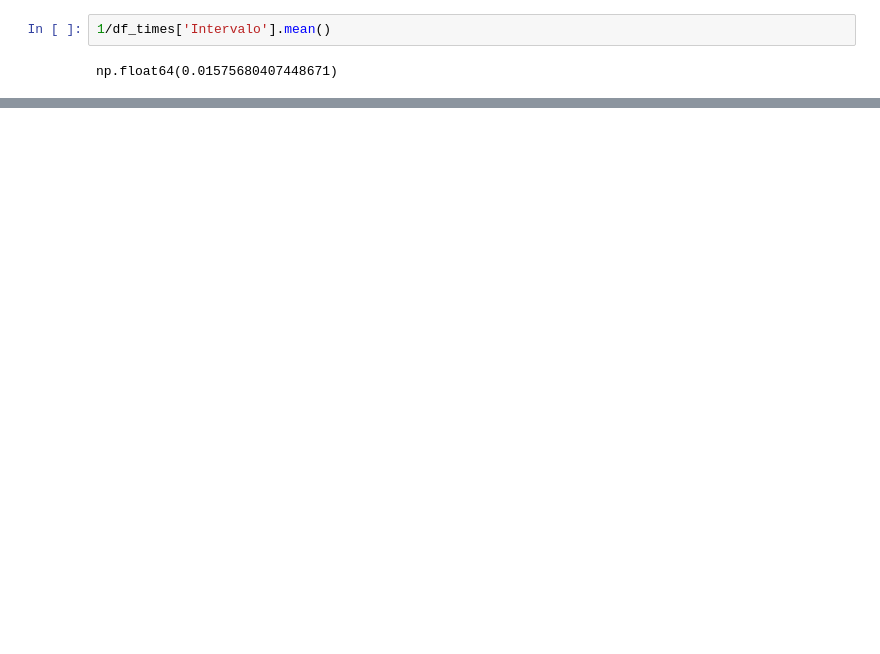
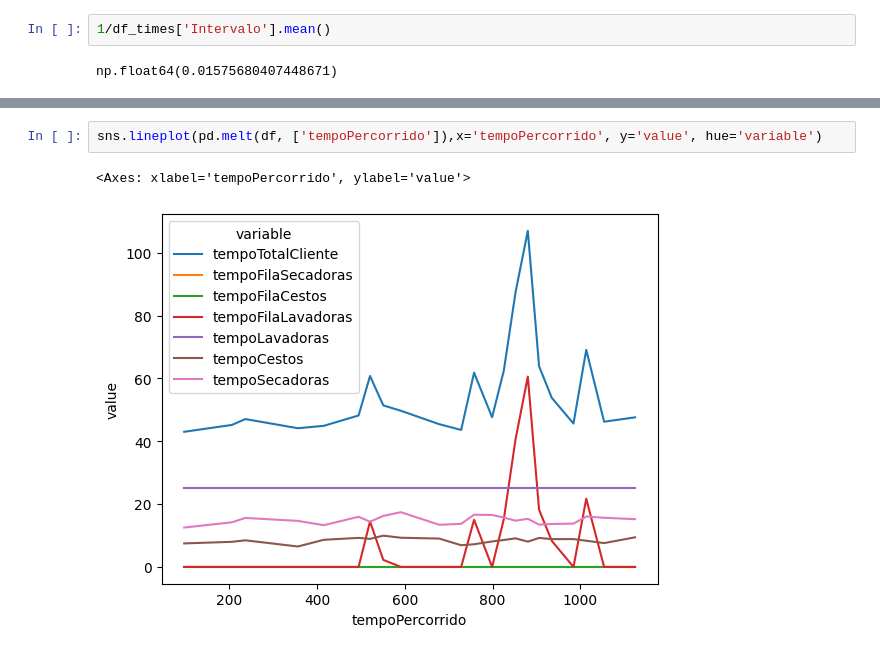
Before and after one commit to ErickFiel/Simulacao-Discreta, a Jupyter notebook: simulation.ipynb, the cells around one changed output, grey strips where cells are left out. Saved outputs shown, nothing was run; the diff lists cells and outputs as text; blank space fills up the shorter version.

```diff
--- a/simulation.ipynb
+++ b/simulation.ipynb
@@ -520,0 +536,5 @@ MovieWriter ffmpeg unavailable; using Pillow instead.
+# %%
+sns.lineplot(pd.melt(df, ['tempoPercorrido']),x='tempoPercorrido', y='value', hue='variable')
+# %% [output]
+<Axes: xlabel='tempoPercorrido', ylabel='value'>
+[figure, added]
```
Also changed, not shown: parts of 10 cells of this notebook, 1 other file.
